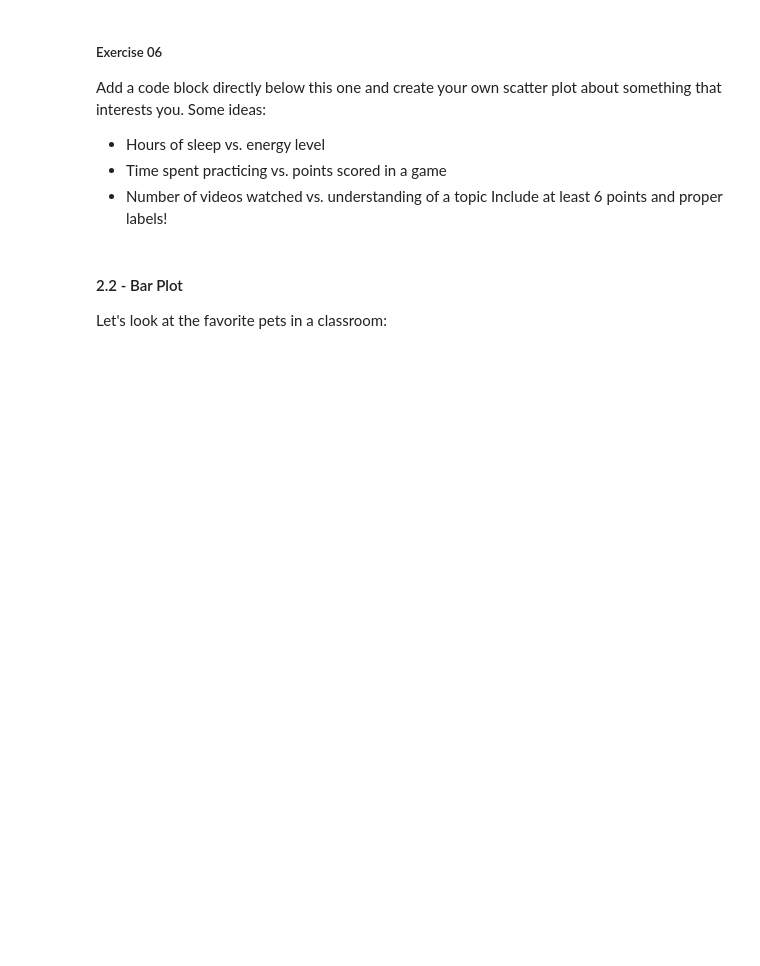
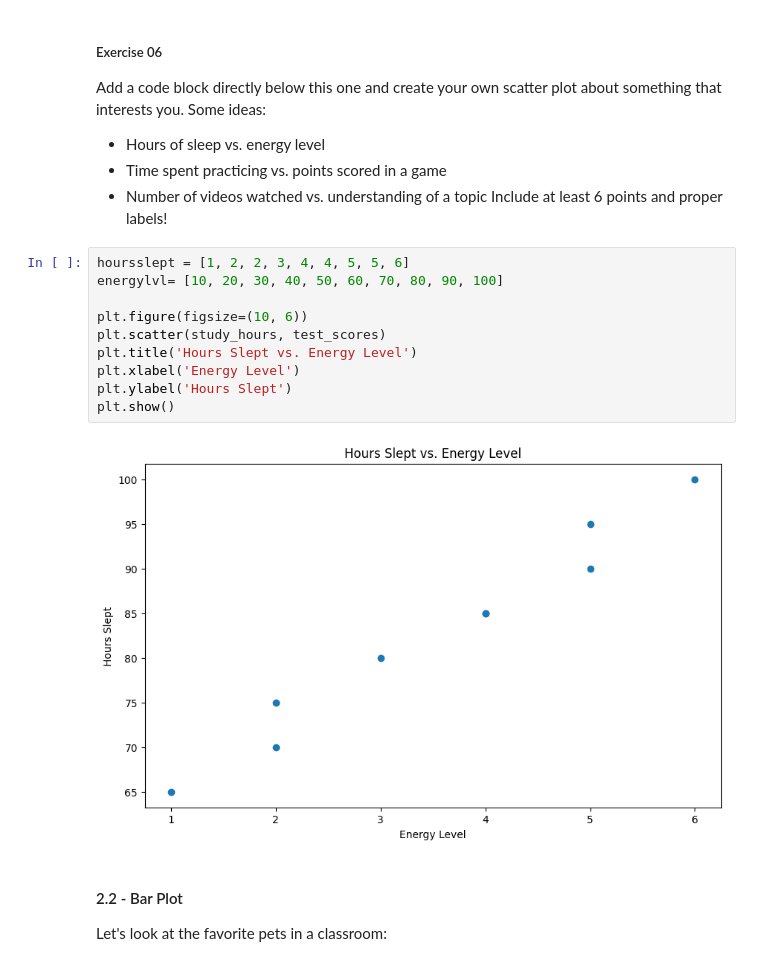
Before and after one commit to lavalender/unit-3-ai, a Jupyter notebook: 02-intro/intro-to-notebooks.ipynb, the cells around one changed output. Cells and saved outputs as stored; diff of their text form; blank space fills up the shorter version.

```diff
--- a/02-intro/intro-to-notebooks.ipynb
+++ b/02-intro/intro-to-notebooks.ipynb
@@ -307,6 +323,18 @@ Add a code block directly below this one and create your own scatter plot about
 - Time spent practicing vs. points scored in a game
 - Number of videos watched vs. understanding of a topic
 Include at least 6 points and proper labels!
+# %%
+hoursslept = [1, 2, 2, 3, 4, 4, 5, 5, 6]
+energylvl= [10, 20, 30, 40, 50, 60, 70, 80, 90, 100]
+
+plt.figure(figsize=(10, 6))
+plt.scatter(study_hours, test_scores)
+plt.title('Hours Slept vs. Energy Level')
+plt.xlabel('Energy Level')
+plt.ylabel('Hours Slept')
+plt.show()
+# %% [output]
+[figure, added]
 # %% [markdown]
 #### 2.2 - Bar Plot
 Let's look at the favorite pets in a classroom:
```
Also changed, not shown: parts of 22 cells of this notebook, 1 other file.
